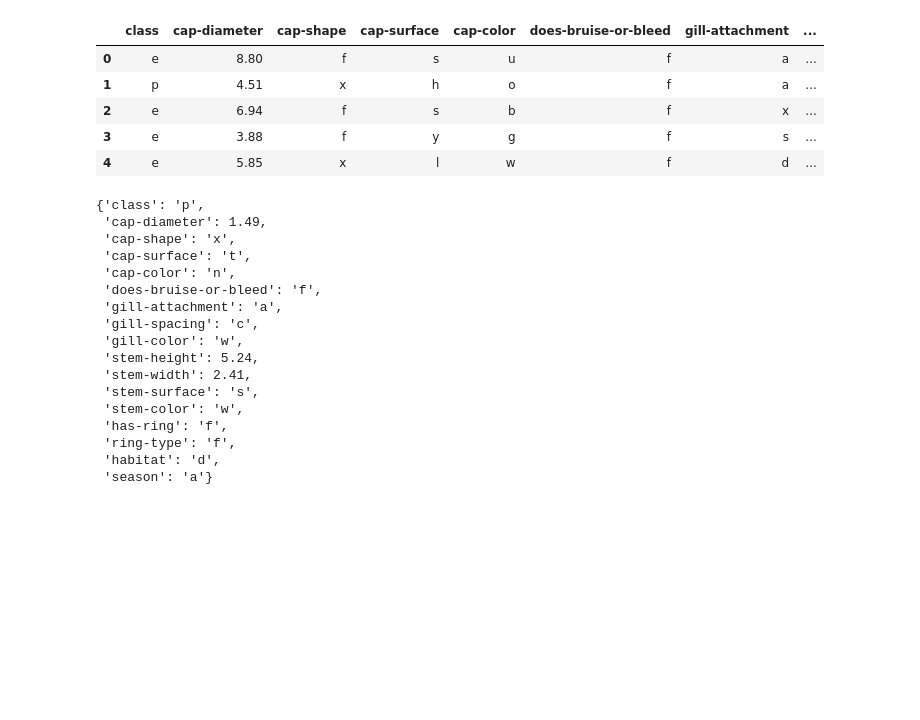
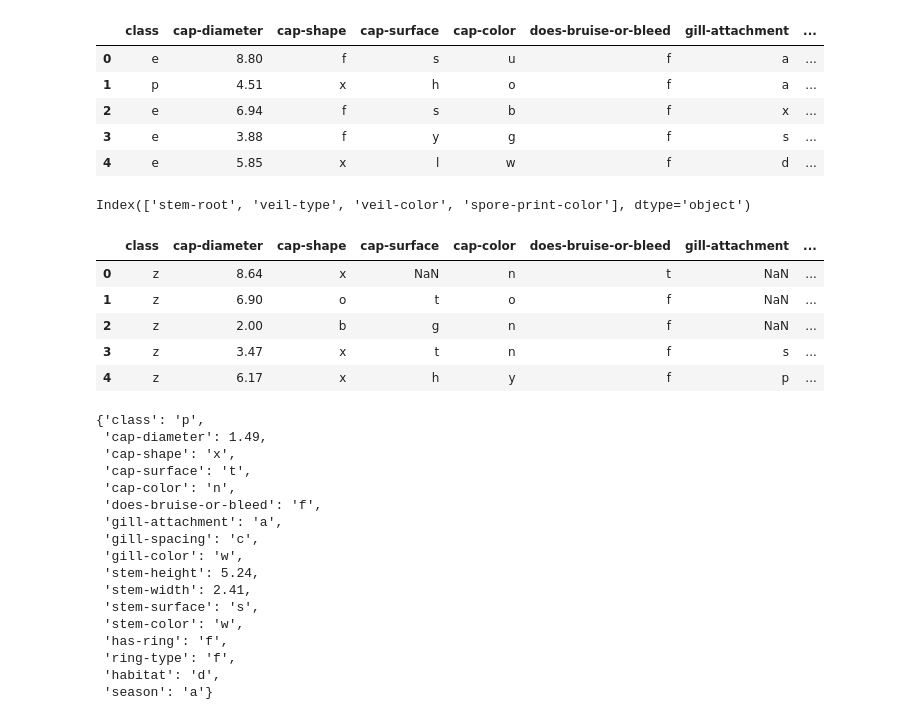
Before and after one commit to HoseinNekouei/PyTorch_Binary-Prediction-of-Poisonous-Mushrooms, a Jupyter notebook: Torch_binary_prediction_MLP.ipynb, the cells around one changed output. Saved outputs shown, nothing was run; the diff lists cells and outputs as text; code cells hidden in the pictures; blank space fills up the shorter version.

```diff
--- a/Torch_binary_prediction_MLP.ipynb
+++ b/Torch_binary_prediction_MLP.ipynb
@@ -67,0 +69,5 @@ train_df
+# %%
+test_df= pd.read_csv('/content/data/test.csv')
+test_df= test_df.drop(columns=['id'])
+test_df.insert(0, 'class', 'z')
+test_df.info()
@@ -112,10 +156,10 @@ dtype: float64
 # %%
-missing_treshold= 0.85
+missing_threshold= 0.85
 
-high_missing_columns= train_df.columns[train_df.isna().mean() > missing_treshold]
-high_missing_columns
+high_missing_train_columns= train_df.columns[train_df.isna().mean() > missing_threshold]
+high_missing_train_columns
 
-train_df= train_df.drop(columns= high_missing_columns)
+train_df= train_df.drop(columns= high_missing_train_columns)
 train_df.head()
 # %% [output]
 |  | class | cap-diameter | cap-shape | cap-surface | cap-color | does-bruise-or-bleed | gill-attachment | ... |
@@ -124,4 +168,18 @@ train_df.head()
 | 2 | e | 6.94 | f | s | b | f | x | ... |
 | 3 | e | 3.88 | f | y | g | f | s | ... |
 | 4 | e | 5.85 | x | l | w | f | d | ... |
+# %%
+high_missing_test_columns= test_df.columns[test_df.isna().mean() > missing_threshold]
+print(high_missing_test_columns)
+
+test_df= test_df.drop(columns= high_missing_test_columns)
+test_df.head()
+# %% [output]
+Index(['stem-root', 'veil-type', 'veil-color', 'spore-print-color'], dtype='object')
+|  | class | cap-diameter | cap-shape | cap-surface | cap-color | does-bruise-or-bleed | gill-attachment | ... |
+| 0 | z | 8.64 | x | NaN | n | t | NaN | ... |
+| 1 | z | 6.90 | o | t | o | f | NaN | ... |
+| 2 | z | 2.00 | b | g | n | f | NaN | ... |
+| 3 | z | 3.47 | x | t | n | f | s | ... |
+| 4 | z | 6.17 | x | h | y | f | p | ... |
 # %%
```
Also changed, not shown: parts of 27 cells of this notebook.
